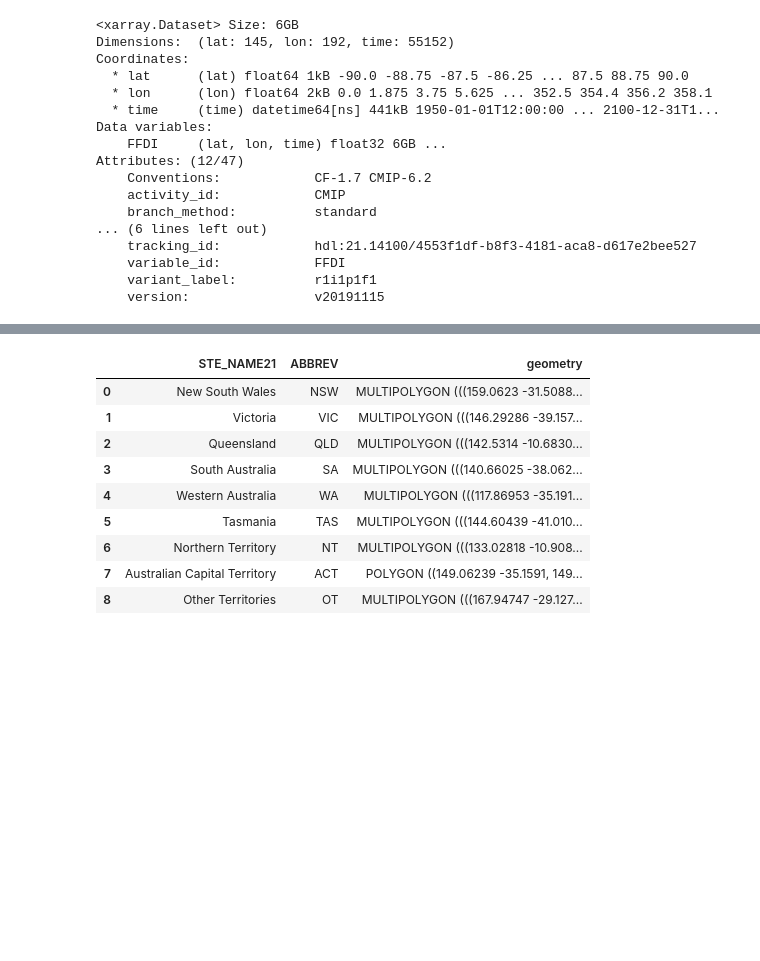
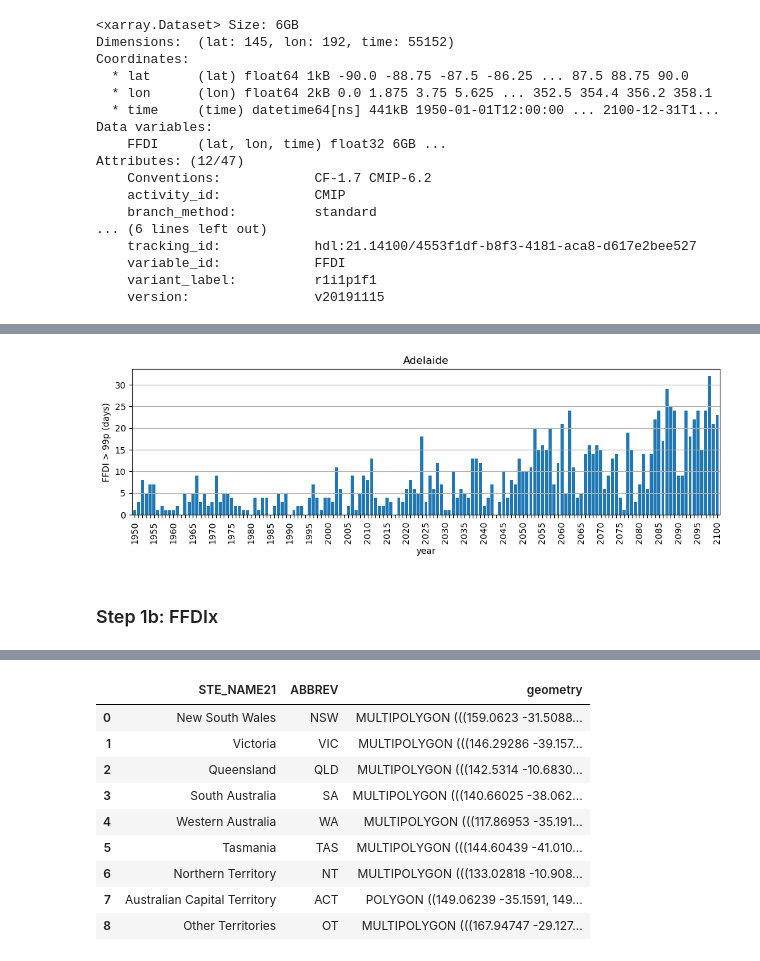
Before and after one commit to DamienIrving/treasury, a Jupyter notebook: ffdi-cmip6.ipynb, the cells around one changed output, grey strips where cells are left out. Drawn from its saved outputs; the diff is of its cells as text; code cells hidden in the pictures; blank space fills up the shorter version.

```diff
--- a/ffdi-cmip6.ipynb
+++ b/ffdi-cmip6.ipynb
@@ -46 +53,23 @@ ds_point['FFDI'].plot()
+# %%
+FFDI99p = ds['FFDI'].sel(time=slice('1950-01-01', '2014-12-31')).quantile(0.99, dim='time')
+FFDIgt99p = ds['FFDI'] > FFDI99p
+FFDIgt99p = FFDIgt99p.resample({'time': 'YE'}).sum('time', keep_attrs=True)
+FFDIgt99p.name = 'FFDIgt99p'
+# %%
+FFDIgt99p_point = FFDIgt99p.sel({'lat': lat, 'lon': lon}, method='nearest')
+FFDIgt99p_point_ds = FFDIgt99p_point.to_series()
+FFDIgt99p_point_ds.index = FFDIgt99p_point_ds.index.year
+ax = FFDIgt99p_point_ds.plot.bar(figsize=[12, 3], width=0.8)
+ax.set_ylabel('FFDI > 99p (days)')
+ax.set_xlabel('year')
+ax.set_title(location_name)
+plt.grid(axis='y')
+for i, t in enumerate(ax.get_xticklabels()):
+    if (i % 5) != 0:
+        t.set_visible(False)
+plt.show()
+# %% [output]
+[figure, added]
+# %% [markdown]
+### Step 1b: FFDIx
 # %%
```
Also changed, not shown: parts of 32 cells of this notebook.
